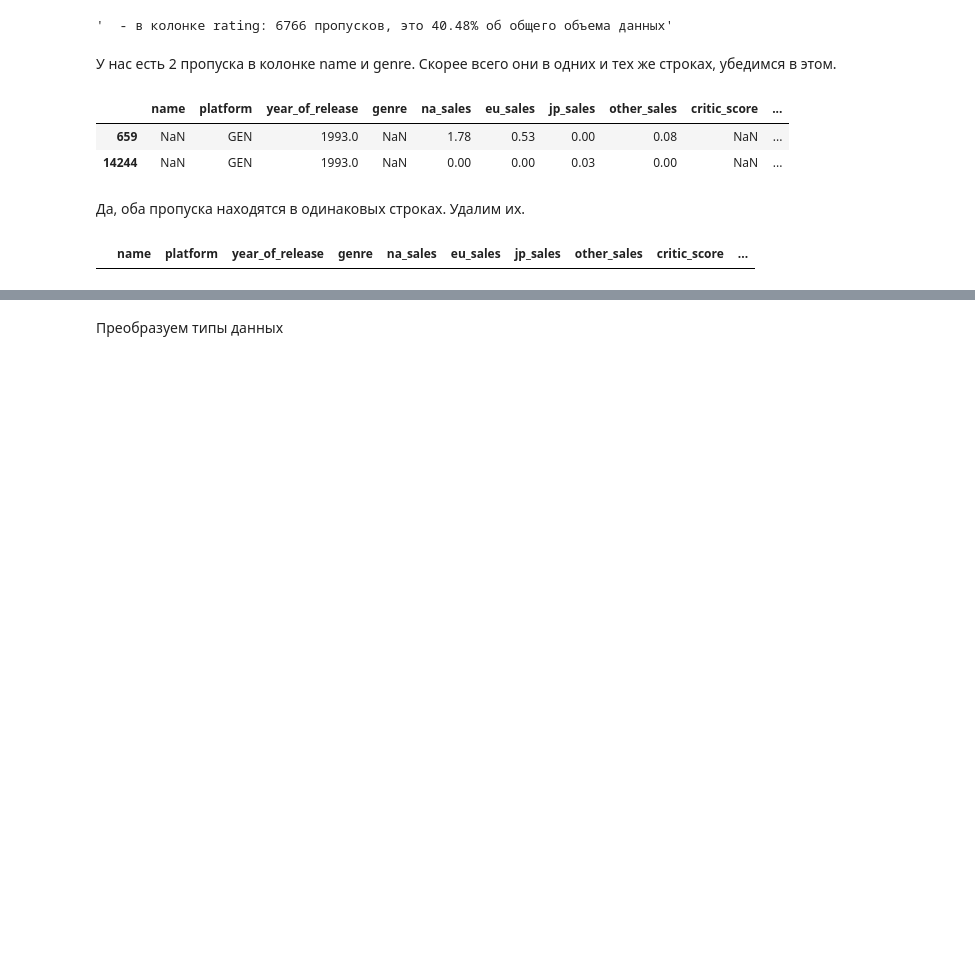
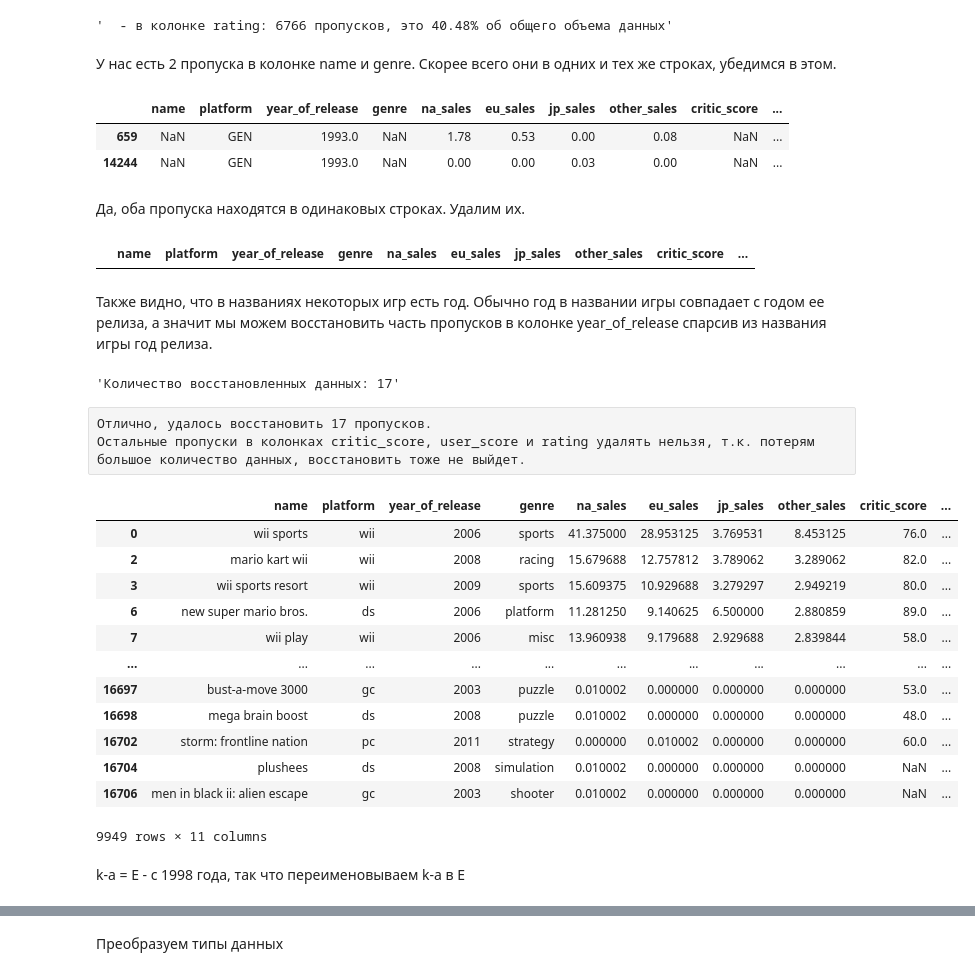
Before and after one commit to versus666jzx/practicum_ds, a Jupyter notebook: game_popularity_research_project/notebooks/game_popularity_research.ipynb, the cells around one changed output, grey strips where cells are left out. Drawn from its saved outputs; the diff is of its cells as text; code cells hidden in the pictures; blank space fills up the shorter version.

```diff
--- a/game_popularity_research_project/notebooks/game_popularity_research.ipynb
+++ b/game_popularity_research_project/notebooks/game_popularity_research.ipynb
@@ -147,4 +148,61 @@ data.drop(index=[659, 14244], inplace=True)
 data[data['name'].isna()]
 # %% [output]
 |  | name | platform | year_of_release | genre | na_sales | eu_sales | jp_sales | other_sales | critic_score | ... |
+# %% [markdown]
+Также видно, что в названиях некоторых игр есть год. Обычно год в названии игры совпадает с годом ее релиза,
+а значит мы можем восстановить часть пропусков в колонке year_of_release спарсив из названия игры год релиза.
+# %%
+def search(x: pd.Series) -> int:
+    """
+    Функция для поиска даты релиза игры в названии
+
+    :param x: Series вида ['name', 'year_of_release']
+    :type x: pd.Series
+    :return: Год релиза игры
+    :rtype: int
+    """
+    name = x['name']
+    year = x['year_of_release']
+
+    if pd.isna(year):
+        try:
+            match = re.search(r'[1-2][0-9][0-9][0-9]', name).group()
+            if match:
+                return match
+        except AttributeError:
+            return year
+    else:
+        return year
+
+# посчитаем количество пропусков до восстановления
+before = len(data[data['year_of_release'].isna()])
+# восстановим пропуски в колонке
+data['year_of_release'] = data[['name','year_of_release']].apply(search, axis=1)
+# посчитаем количество пропусков после восстановления
+after = len(data[data['year_of_release'].isna()])
+
+display(f"Количество восстановленных данных: {before - after}")
+# %% [output]
+'Количество восстановленных данных: 17'
+# %% [raw]
+Отлично, удалось восстановить 17 пропусков.
+Остальные пропуски в колонках critic_score, user_score и rating удалять нельзя, т.к. потерям большое количество данных, восстановить тоже не выйдет.
+# %%
+data[~data['rating'].isna()]
+# %% [output]
+|  | name | platform | year_of_release | genre | na_sales | eu_sales | jp_sales | other_sales | critic_score | ... |
+| 0 | wii sports | wii | 2006 | sports | 41.375000 | 28.953125 | 3.769531 | 8.453125 | 76.0 | ... |
+| 2 | mario kart wii | wii | 2008 | racing | 15.679688 | 12.757812 | 3.789062 | 3.289062 | 82.0 | ... |
+| 3 | wii sports resort | wii | 2009 | sports | 15.609375 | 10.929688 | 3.279297 | 2.949219 | 80.0 | ... |
+| 6 | new super mario bros. | ds | 2006 | platform | 11.281250 | 9.140625 | 6.500000 | 2.880859 | 89.0 | ... |
+| 7 | wii play | wii | 2006 | misc | 13.960938 | 9.179688 | 2.929688 | 2.839844 | 58.0 | ... |
+| ... | ... | ... | ... | ... | ... | ... | ... | ... | ... | ... |
+| 16697 | bust-a-move 3000 | gc | 2003 | puzzle | 0.010002 | 0.000000 | 0.000000 | 0.000000 | 53.0 | ... |
+| 16698 | mega brain boost | ds | 2008 | puzzle | 0.010002 | 0.000000 | 0.000000 | 0.000000 | 48.0 | ... |
+| 16702 | storm: frontline nation | pc | 2011 | strategy | 0.000000 | 0.010002 | 0.000000 | 0.000000 | 60.0 | ... |
+| 16704 | plushees | ds | 2008 | simulation | 0.010002 | 0.000000 | 0.000000 | 0.000000 | NaN | ... |
+| 16706 | men in black ii: alien escape | gc | 2003 | shooter | 0.010002 | 0.000000 | 0.000000 | 0.000000 | NaN | ... |
+9949 rows × 11 columns
+# %% [markdown]
+k-a = E  - с 1998 года, так что переименовываем k-a в E
 # %%
```
Also changed, not shown: parts of 7 cells of this notebook.
